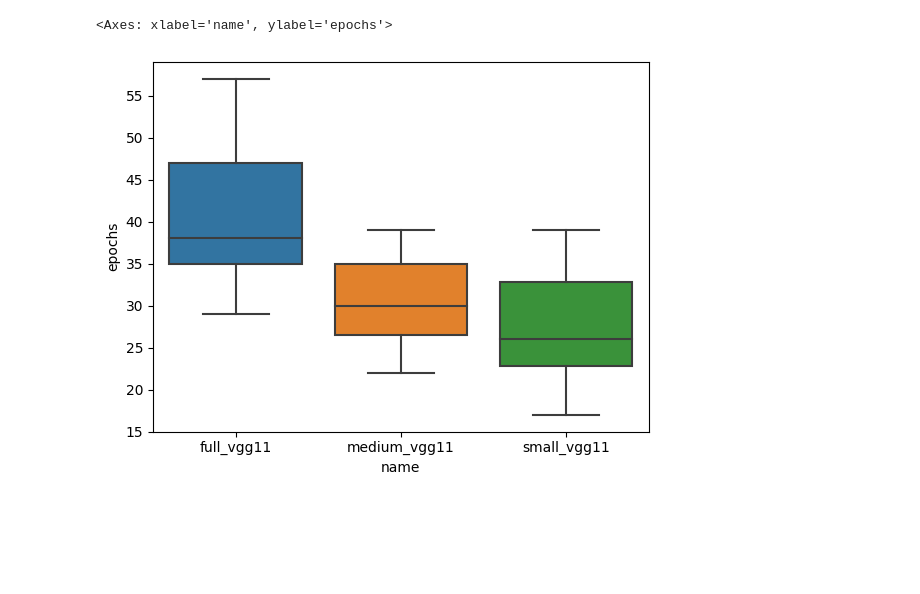
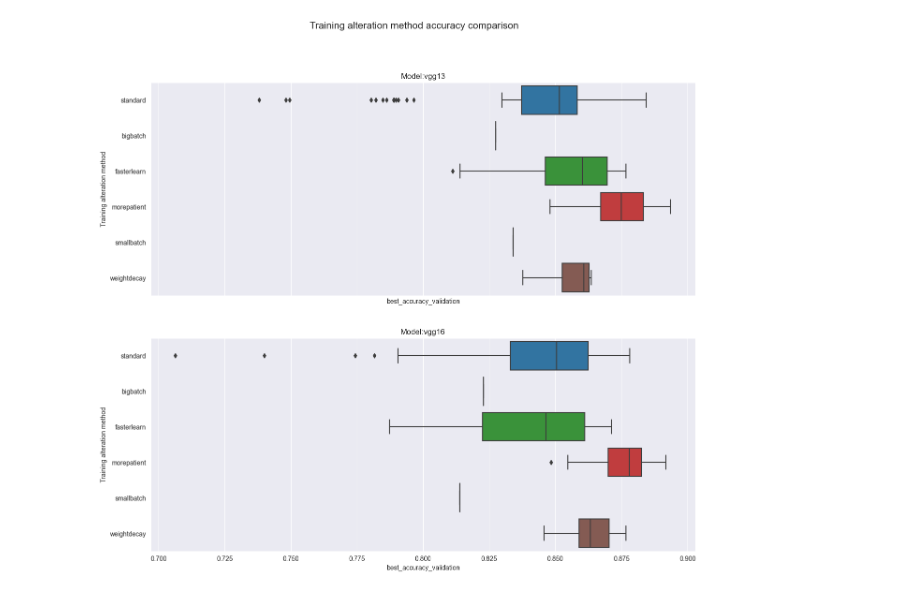
Before and after one commit to jakfol1217/DeepLearning, a Jupyter notebook: Project1/Experiment Analysis.ipynb, the cells around one changed output. Cells and saved outputs as stored; diff of their text form; code cells hidden in the pictures; blank space fills up the shorter version.

```diff
--- a/Project1/Experiment Analysis.ipynb
+++ b/Project1/Experiment Analysis.ipynb
@@ -52,7 +73,9 @@ plt.show()
 # %%
-fig, ax = plt.subplots(3, 1, figsize=(13,13), sharex='col')
+fig, ax = plt.subplots(3, 1, figsize=(15,13), sharex='col')
+fig.suptitle("Augmentation method accuracy comparison", fontsize=15)
 for i, name in enumerate(["vgg11", "vgg13", "vgg16"]):
     sns.boxplot(y="augment", x="best_accuracy_validation", data=res_df.loc[res_df['name'] == name], ax=ax[i])
     ax[i].title.set_text('Model:{}'.format(name))
+    ax[i].set_ylabel("Augmentation method")
 plt.show()
 # %% [output]
@@ -60,7 +83,9 @@ plt.show()
 # %%
-fig, ax = plt.subplots(3, 1, figsize=(13,13), sharex='col')
+fig, ax = plt.subplots(3, 1, figsize=(15,13), sharex='col')
+fig.suptitle("Augmentation method early stopping comparison", fontsize=15)
 for i, name in enumerate(["vgg11", "vgg13", "vgg16"]):
     sns.boxplot(y="augment", x="epochs", data=res_df.loc[res_df['name'] == name], ax=ax[i])
     ax[i].title.set_text('Model:{}'.format(name))
+    ax[i].set_ylabel("Augmentation method")
 plt.show()
 # %% [output]
@@ -74,6 +93,10 @@ sns.boxplot(y="best_accuracy_validation", x = "name", data= res_df.drop("full_vg
-# %%
-# Legacy
-sns.boxplot(y="epochs", x = "name", data= res_df.drop("full_vgg11_6_report.json"))
-# %% [output]
-<Axes: xlabel='name', ylabel='epochs'>
-[figure, removed]
+# %%
+fig, ax = plt.subplots(2, 1, figsize=(15,13), sharex='col')
+fig.suptitle("Training alteration method accuracy comparison", fontsize=15)
+for i, name in enumerate(["vgg13", "vgg16"]):
+    sns.boxplot(y="train", x="best_accuracy_validation", data=res_df.loc[res_df['name'] == name], ax=ax[i])
+    ax[i].title.set_text('Model:{}'.format(name))
+    ax[i].set_ylabel("Training alteration method")
+plt.show()
+# %% [output]
+[figure, added]
```
Also changed, not shown: parts of 21 cells of this notebook.
